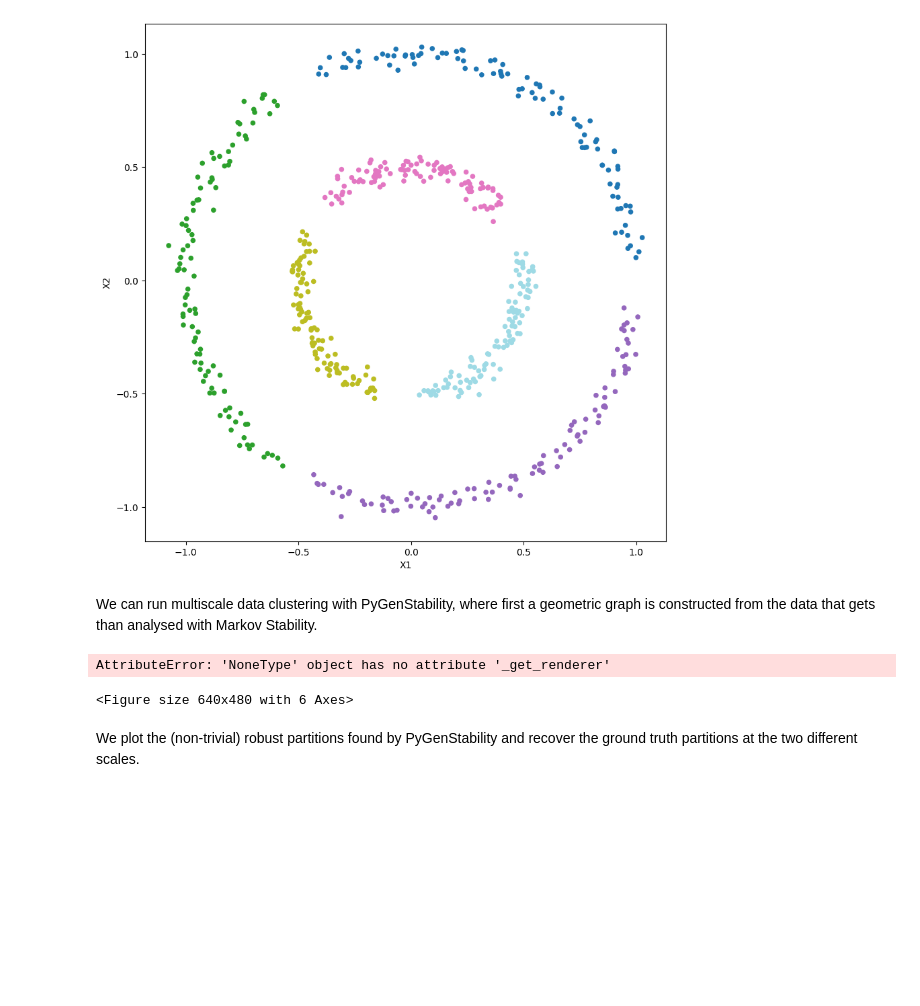
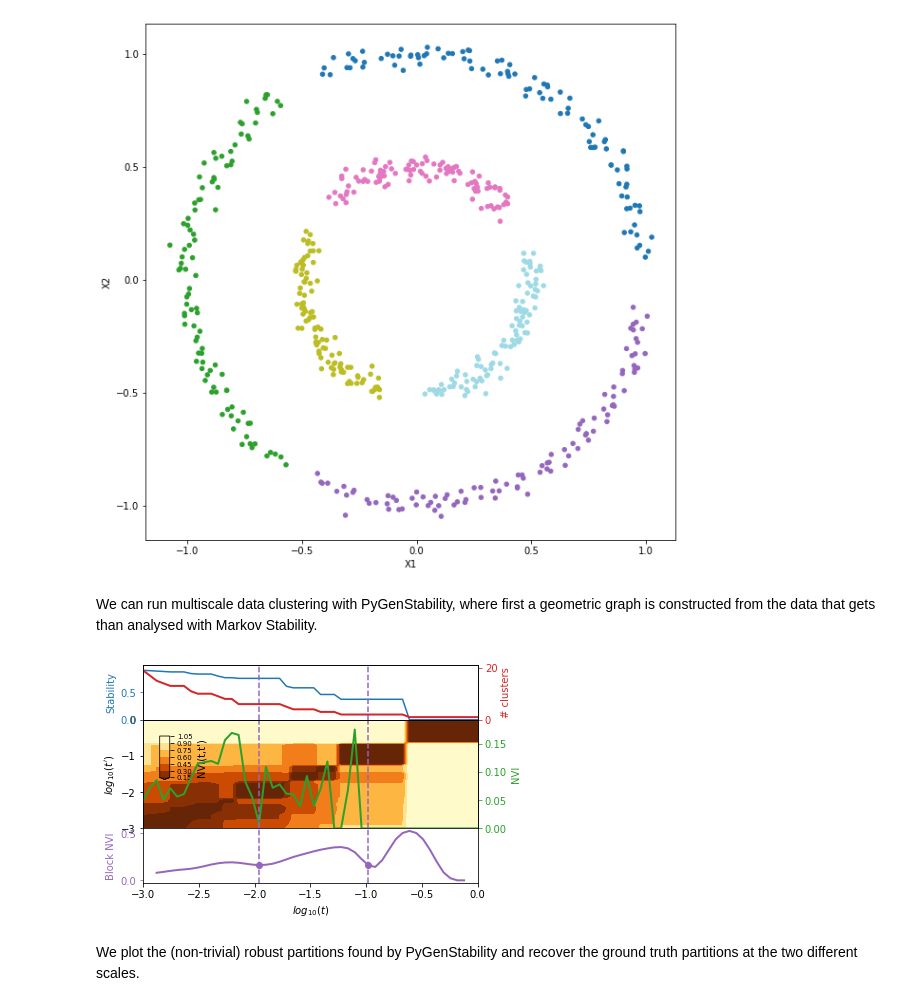
Before and after one commit to barahona-research-group/PyGenStability, a Jupyter notebook: examples/Example_7_data_clustering.ipynb, the cells around one changed output. Cells and saved outputs as stored; diff of their text form; code cells hidden in the pictures; blank space fills up the shorter version.

```diff
--- a/examples/Example_7_data_clustering.ipynb
+++ b/examples/Example_7_data_clustering.ipynb
@@ -81,16 +81,13 @@ clustering = pgs.DataClustering(
     min_scale=-3.0,
     max_scale=0.0,
     n_scale=50,
-)
-results = clustering.fit(X)
+    with_spectral_gap=True).fit(X)
-# %%
-# summary plot for PyGenStability scan
-%matplotlib inline
-plt.figure()
-clustering.plot_scan(live=False)
-# %% [output]
-AttributeError: 'NoneType' object has no attribute '_get_renderer'
-<Figure size 640x480 with 6 Axes>
+# %%
+# identify optimal scales and plot scan
+labels = clustering.scale_selection(kernel_size=0.2)
+clustering.plot_scan()
+# %% [output]
+[figure, added]
 # %% [markdown]
 We plot the (non-trivial) robust partitions found by PyGenStability and recover the ground truth partitions at the two different scales.
 # %%
```
Also changed, not shown: parts of 1 cell of this notebook, 1 other file.
